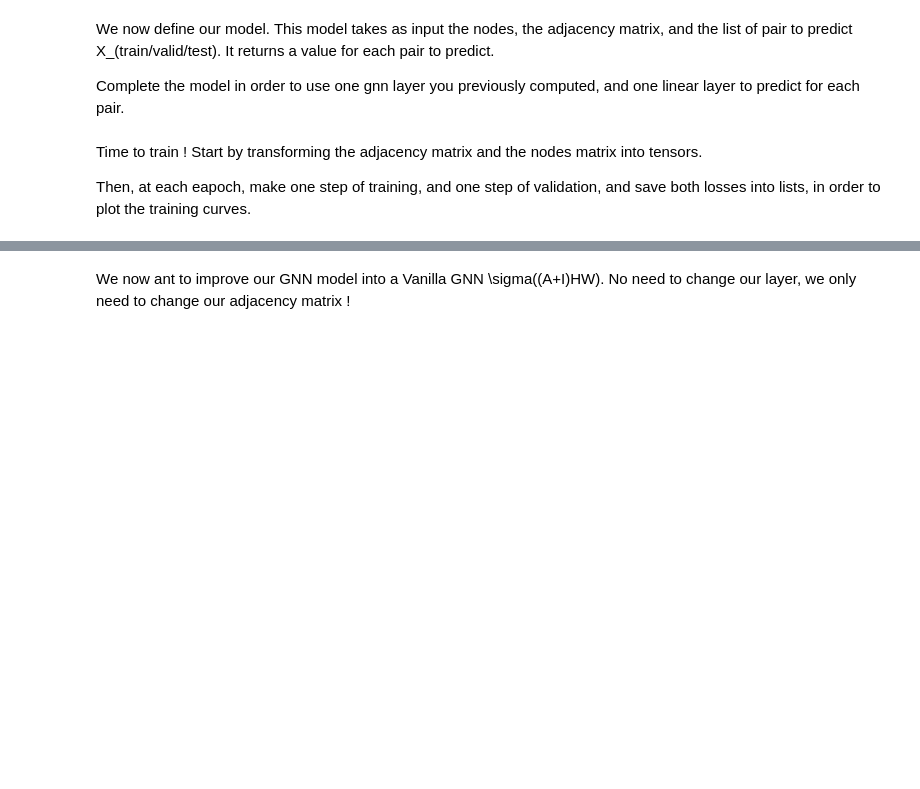
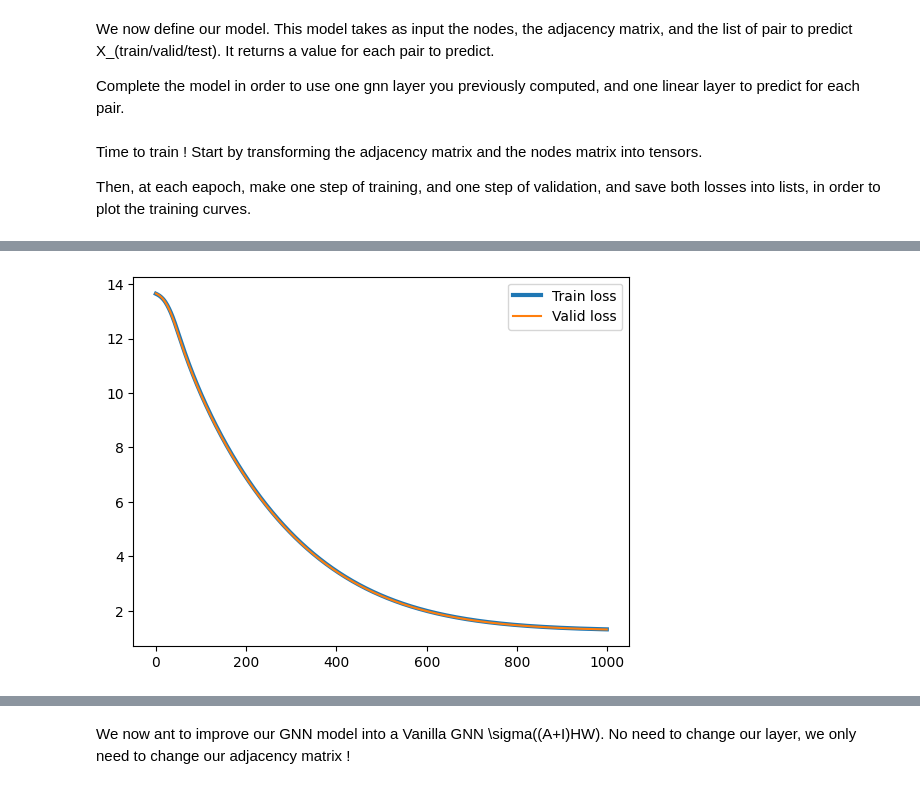
Before and after one commit to YounMars/DL_Projects, a Jupyter notebook: Deep Learning/TP5.ipynb, the cells around one changed output, grey strips where cells are left out. Cells and saved outputs as stored; diff of their text form; code cells hidden in the pictures; blank space fills up the shorter version.

```diff
--- a/Deep Learning/TP5.ipynb
+++ b/Deep Learning/TP5.ipynb
@@ -546,2 +554,10 @@ del model
+# %%
+
+plt.plot(loss_train, label='Train loss',linewidth=3)
+plt.plot(loss_valid, label='Valid loss')
+plt.legend()
+plt.show()
+# %% [output]
+[figure, added]
 # %%
 
```
Also changed, not shown: parts of 5 cells of this notebook.
